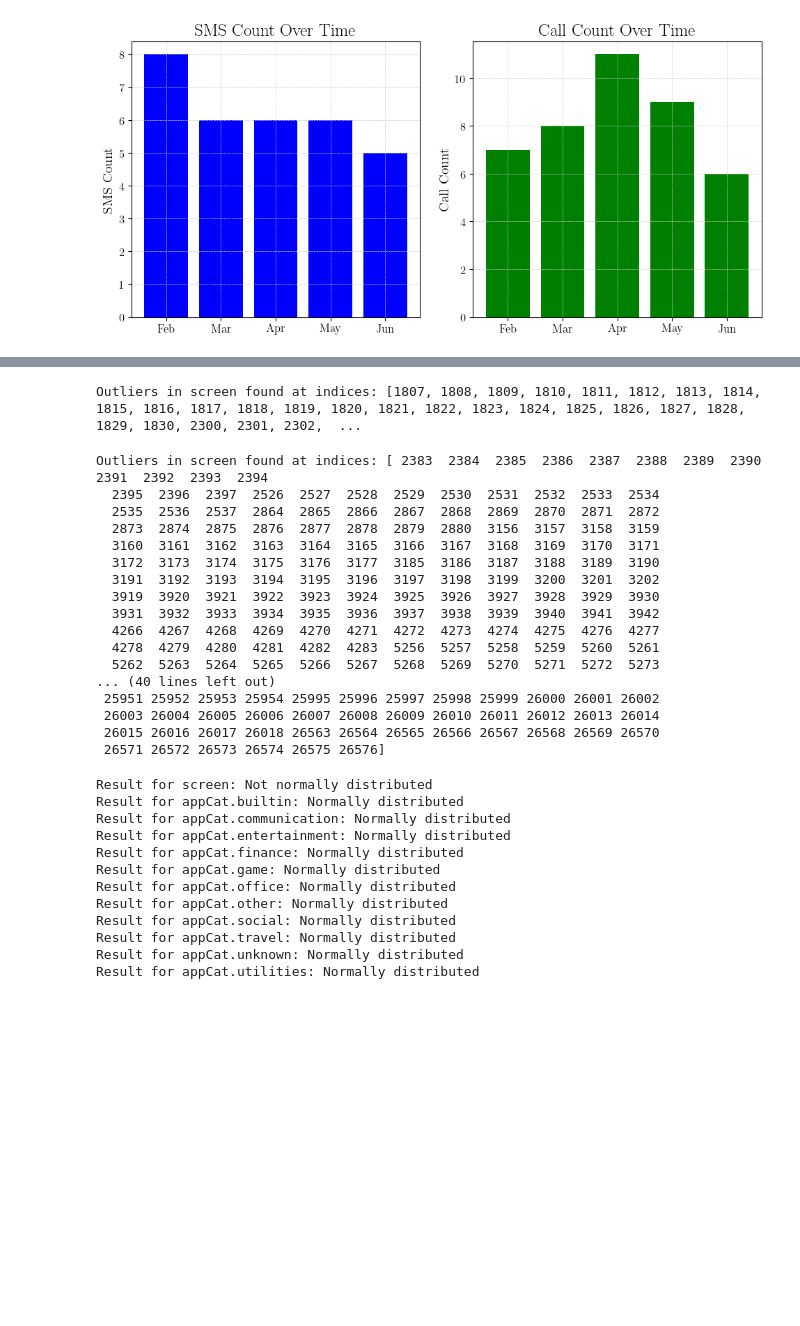
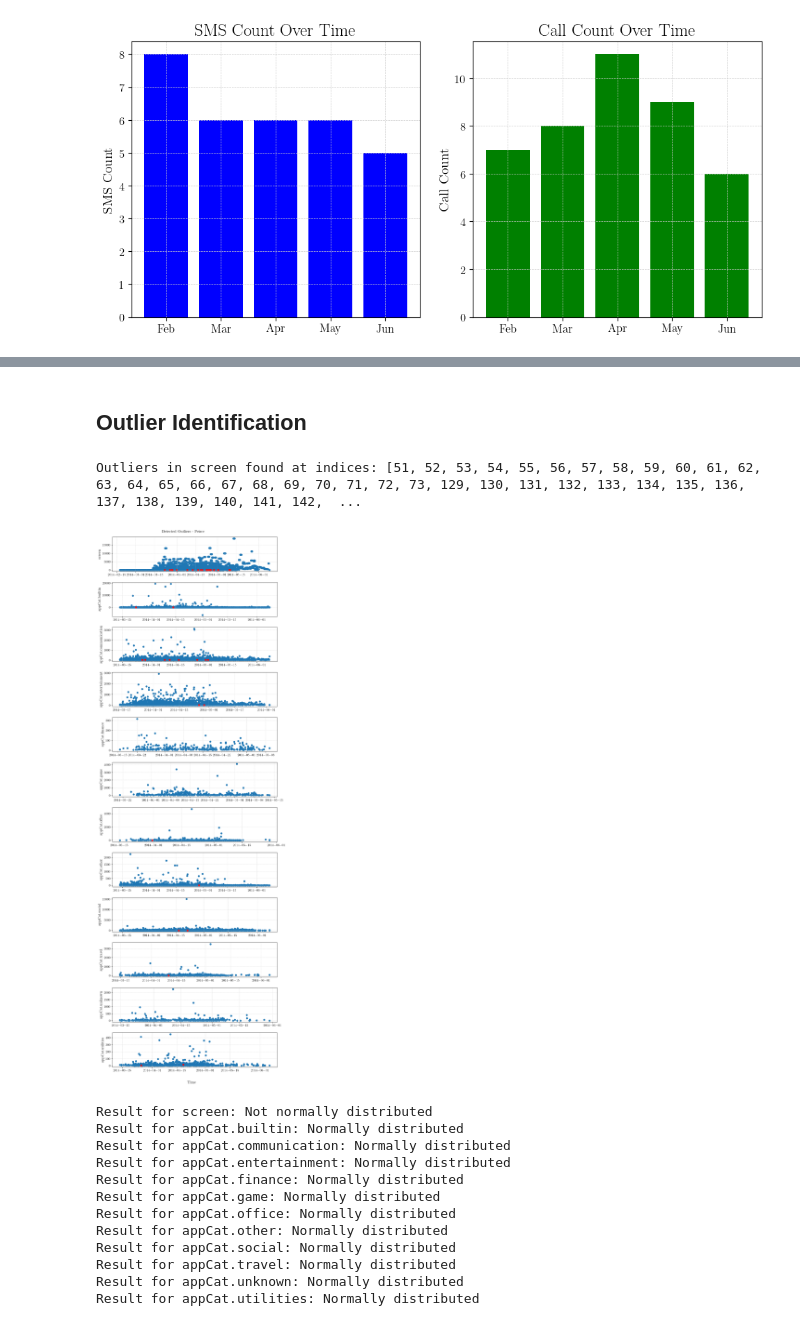
Before and after one commit to AmirSahrani/DMT_Assignments, a Jupyter notebook: notebooks/analysis.ipynb, the cells around one changed output, grey strips where cells are left out. Saved outputs shown, nothing was run; the diff lists cells and outputs as text; code cells hidden in the pictures; blank space fills up the shorter version.

Commit message:
trying to work on stuff

```diff
--- a/notebooks/analysis.ipynb
+++ b/notebooks/analysis.ipynb
@@ -393,3 +267,5 @@ Text(0, 0.5, 'Reported Activity')
+# %% [markdown]
+## Outlier Identification
 # %%
 #Trying some methods for identifying outliers. First, with the most basic using interquartile range.
 
@@ -402,12 +278,12 @@ def identify_outliers_IQR(data):
     return (data < lower_bound) | (data > upper_bound)
 
 outliers_info = {}
-variables = ['mood', 'screen', 'builtin', 'communication', 'entertainment', 'finance',
-             'game', 'office', 'other', 'social', 'travel', 'unknown', 'utilities']
+variables = ['screen', 'appCat.builtin', 'appCat.communication', 'appCat.entertainment', 'appCat.finance',
+             'appCat.game', 'appCat.office', 'appCat.other', 'appCat.social', 'appCat.travel', 'appCat.unknown',
+             'appCat.utilities']
 
 for variable in variables:
-    sorted_data = globals()["sorted_" + variable]
-    outliers = identify_outliers_IQR(sorted_data)
+    outliers = identify_outliers_IQR(data_pivot[variable])
     outliers_info[variable] = outliers
 
 for variable in variables:
@@ -419,42 +295,36 @@ for variable in variables:
     if outlier_list:
         print(f"Outliers in {variable} found at indices: {outlier_list}")
 # %% [output]
-Outliers in screen found at indices: [1807, 1808, 1809, 1810, 1811, 1812, 1813, 1814, 1815, 1816, 1817, 1818, 1819, 1820, 1821, 1822, 1823, 1824, 1825, 1826, 1827, 1828, 1829, 1830, 2300, 2301, 2302,  ...
+Outliers in screen found at indices: [51, 52, 53, 54, 55, 56, 57, 58, 59, 60, 61, 62, 63, 64, 65, 66, 67, 68, 69, 70, 71, 72, 73, 129, 130, 131, 132, 133, 134, 135, 136, 137, 138, 139, 140, 141, 142,  ...
 # %%
-#Trying another method to confirm using Peirce's criterion. A bit easier than Cook's distance and more generalizable than Grubbs
+#Trying another method to confirm using Peirce's criterion. A bit easier than Cook's distance and more generalizable than Grubbs.
 
 def identify_outliers_peirce(data):
     mean = np.mean(data)
     std_dev = np.std(data)
     absolute_deviations = np.abs(data - mean)
     threshold = 3 * std_dev
     outliers = np.where(absolute_deviations > threshold)[0]
     return outliers
 
-for variable in variables:
-    data = globals()["sorted_" + variable]
-    outliers = identify_outliers_peirce(data)
+#Plotting the Outliers
+data_pivot = data_pivot.sort_values(by='time')
+fig, axes = plt.subplots(nrows=12, ncols=1, figsize=(10, 30))
+for i, variable in enumerate(variables):
+    outliers = identify_outliers_peirce(data_pivot[variable])
+    if len(outliers) > 0:
+        axes[i].scatter(data_pivot['time'], data_pivot[variable], label=variable)
+        axes[i].scatter(data_pivot['time'][outliers], data[outliers], color='red', label='Outliers')
 
-    if len(outliers) > 0:
-        print(f"Outliers in {variable} found at indices: {outliers}")
+    axes[i].set_ylabel(variable)
+
+# Set common x-label and adjust layout
+fig.text(0.5, 0.02, 'Time', ha='center', fontsize=14)
+fig.text(0.35, 0.95, 'Detected Outliers - Peirce', va='center', rotation='horizontal', fontsize=14)
+plt.tight_layout(rect=[0, 0.03, 1, 0.95])
+plt.show()
 # %% [output]
-Outliers in screen found at indices: [ 2383  2384  2385  2386  2387  2388  2389  2390  2391  2392  2393  2394
-  2395  2396  2397  2526  2527  2528  2529  2530  2531  2532  2533  2534
-  2535  2536  2537  2864  2865  2866  2867  2868  2869  2870  2871  2872
-  2873  2874  2875  2876  2877  2878  2879  2880  3156  3157  3158  3159
-  3160  3161  3162  3163  3164  3165  3166  3167  3168  3169  3170  3171
-  3172  3173  3174  3175  3176  3177  3185  3186  3187  3188  3189  3190
-  3191  3192  3193  3194  3195  3196  3197  3198  3199  3200  3201  3202
-  3919  3920  3921  3922  3923  3924  3925  3926  3927  3928  3929  3930
-  3931  3932  3933  3934  3935  3936  3937  3938  3939  3940  3941  3942
-  4266  4267  4268  4269  4270  4271  4272  4273  4274  4275  4276  4277
-  4278  4279  4280  4281  4282  4283  5256  5257  5258  5259  5260  5261
-  5262  5263  5264  5265  5266  5267  5268  5269  5270  5271  5272  5273
-... (40 lines left out)
- 25951 25952 25953 25954 25995 25996 25997 25998 25999 26000 26001 26002
- 26003 26004 26005 26006 26007 26008 26009 26010 26011 26012 26013 26014
- 26015 26016 26017 26018 26563 26564 26565 26566 26567 26568 26569 26570
- 26571 26572 26573 26574 26575 26576]
+[figure, added]
 # %%
 #Shapiro-Wilk Tests for normality to see if we can use Grubb's Test
 normality_results = {}
```
Also changed, not shown: parts of 7 cells of this notebook, 1 other file.
